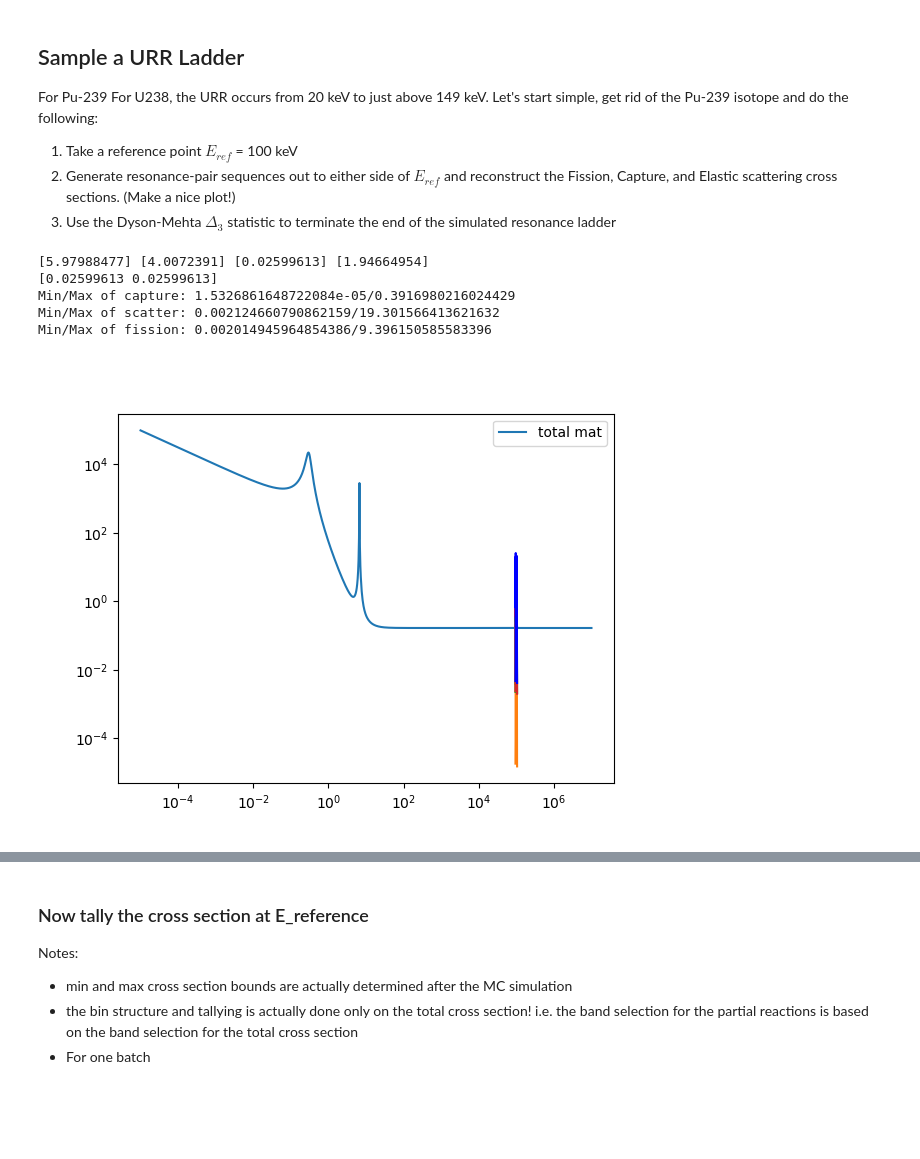
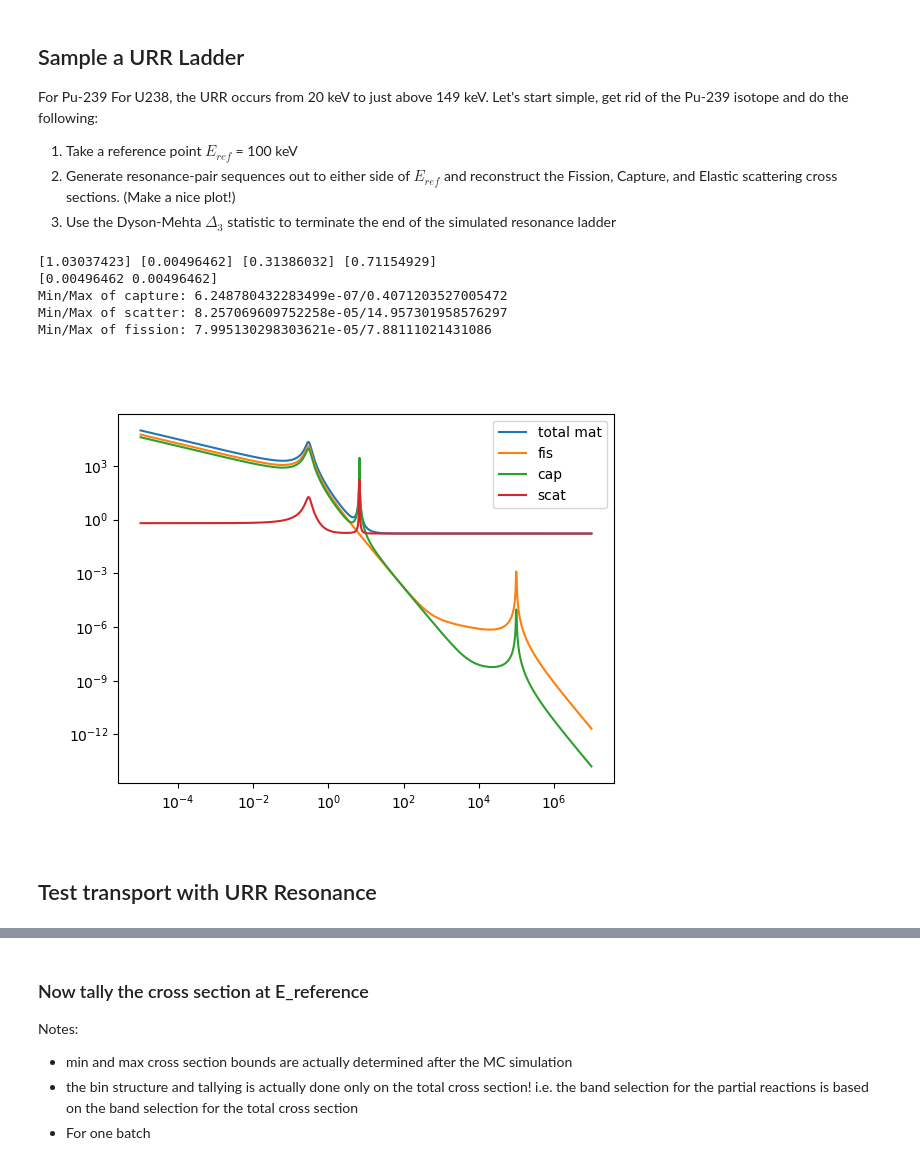
Before and after one commit to Naww137/neutron_transport, a Jupyter notebook: IncludeURR.ipynb, the cells around one changed output, grey strips where cells are left out. Cells and saved outputs as stored; diff of their text form; code cells hidden in the pictures; blank space fills up the shorter version.

```diff
--- a/IncludeURR.ipynb
+++ b/IncludeURR.ipynb
@@ -26,10 +26,10 @@ Plot and print out values
 Incorrect statement:
 "Since the value of ν is 0 for the capture isotope, the total fission cross section is given only by the fission isotope."
 # %%
-resonance_ladder_pu9 = pd.DataFrame({'E'    :   [2.956242e-1, 2.5e3, 3e3],
-                                'Gn'    :   [7.947046e-5, 7.947046e-5, 7.947046e-5],
-                                'Gg'    :   [3.982423e-2, 3.982423e-2, 3.982423e-2],
-                                'Gf'    :   [5.619673e-2, 5.619673e-2, 5.619673e-2]})
+resonance_ladder_pu9 = pd.DataFrame({'E'    :   [2.956242e-1], #, 2.5e3, 3e3],
+                                'Gn'    :   [7.947046e-5], #, 7.947046e-5, 7.947046e-5],
+                                'Gg'    :   [3.982423e-2], #, 3.982423e-2, 3.982423e-2],
+                                'Gf'    :   [5.619673e-2]}) #, 5.619673e-2, 5.619673e-2]})
 
 pair_constants_pu9 = {
 'ac':0,             # 1e-12cm
@@ -37,10 +37,10 @@ pair_constants_pu9 = {
 'gj':3/4,
 }
 
-resonance_ladder_u8 = pd.DataFrame({'E'    :    [6.674280, 2.5e3, 3e3],
-                                    'Gn'    :   [1.492300e-3, 1.492300e0, 1.492300e0],
-                                    'Gg'    :   [2.271100e-2, 2.271100e0, 2.271100e0],
-                                    'Gf'    :   [9.880000e-9, 9.880000e-9, 9.880000e-9]})
+resonance_ladder_u8 = pd.DataFrame({'E'    :    [6.674280], # 2.5e3, 3e3],
+                                    'Gn'    :   [1.492300e-3], # 1.492300e0, 1.492300e0],
+                                    'Gg'    :   [2.271100e-2], # 2.271100e0, 2.271100e0],
+                                    'Gf'    :   [9.880000e-9]}) # 9.880000e-9, 9.880000e-9]})
 
 pair_constants_u8 = {
 'ac':0,   # 1e-12cm
@@ -61,8 +61,8 @@ mat = material_definitions.material([pu9,u8], constant_scattering=20*Nscat)
 # benchmark_e = np.array([0.00001, 0.01000, 0.29562, 6.67425, 100.000, 2.0e7])
 benchmark_e = np.array([2.25e3, 2.5e3, 2.75e3, 3e3, 3.25e3])
 # benchmark_e = np.array([6.67425])
-# energy = np.logspace(-5,7, 1000)
-energy = benchmark_e
+energy = np.logspace(-5,7, 1000)
+# energy = benchmark_e
 
 
 pu9_Sig_t, pu9_Sig_f, pu9_Sig_g, pu9_Sig_s = pu9.get_macro_cross_sections(energy)
@@ -177,49 +168,53 @@ def get_resonance_ladder(E_ref, resonance_pairs):
 def calculate_xs_history(energy_grid, E_ref, isotope):
     rxns = isotope.get_macro_cross_sections(energy_grid)
     u8_Sig_t, u8_Sig_f, u8_Sig_g, u8_Sig_s = [np.unique(each[energy_grid==E_ref]) for each in rxns]
-    # np.unique([energy_grid==E_ref])
-    return u8_Sig_t, u8_Sig_f, u8_Sig_g, u8_Sig_s
+    # np.unique([energy_grid==E_ref]) tot, cap, scat, fis
+    return u8_Sig_t, u8_Sig_g, u8_Sig_s, u8_Sig_f
 
 
 # for E ref in Ebins if I want to build a ptable for multiple energy bins
 E_ref = Ebins[0]
 # URR_energy = np.linspace(20e3, 149e3, 10000) # full URR range for U8
 URR_energy = np.concatenate( [np.linspace(95e3, E_ref, 5000), np.linspace(E_ref, 105e3, 5000)] )
 
 # sample history
-u8_URR_ladder = get_resonance_ladder(E_ref, 1000)
+u8_URR_ladder = get_resonance_ladder(E_ref, 100)
 u8_URR = material_definitions.isotope(pair_constants_u8, u8_URR_ladder, Nu8, 0)
 u8_Sig_t_Eref_hist, u8_Sig_f_Eref_hist, u8_Sig_g_Eref_hist, u8_Sig_s_Eref_hist = calculate_xs_history(URR_energy, E_ref, u8_URR)
 print(u8_Sig_t_Eref_hist, u8_Sig_f_Eref_hist, u8_Sig_g_Eref_hist, u8_Sig_s_Eref_hist)
 
 
 # reconstruct U8 and material cross section for plotting
 u8_URR = material_definitions.isotope(pair_constants_u8, u8_URR_ladder, Nu8, 0)
 u8_Sig_t, u8_Sig_f, u8_Sig_g, u8_Sig_s = u8_URR.get_macro_cross_sections(URR_energy)
-mat = material_definitions.material([pu9,u8, u8_URR], constant_scattering=20*Nscat)
-m_Sig_t, m_Sig_f, m_Sig_g, m_Sig_s = mat.get_macro_cross_sections(energy)
+mat_wURR = material_definitions.material([pu9,u8, u8_URR], constant_scattering=20*Nscat)
+m_Sig_t, m_Sig_f, m_Sig_g, m_Sig_s = mat_wURR.get_macro_cross_sections(energy)
 
 figure()
 plot(energy, m_Sig_t, label='total mat')
-# plot(energy, m_Sig_f, label='total')
+plot(energy, m_Sig_f, label='fis')
+plot(energy, m_Sig_g, label='cap')
+plot(energy, m_Sig_s, label='scat')
 
-plot(URR_energy, u8_Sig_g)
-plot(URR_energy, u8_Sig_s)
-plot(URR_energy, u8_Sig_f)
-plot(URR_energy, u8_Sig_t, 'b')
+# plot(URR_energy, u8_Sig_g)
+# plot(URR_energy, u8_Sig_s)
+# plot(URR_energy, u8_Sig_f)
+# plot(URR_energy, u8_Sig_t, 'b')
 xscale('log')
 yscale('log')
 legend()
 
 # len(URR_energy[u8_Sig_t<u8_Sig_f])
 print(u8_Sig_g[URR_energy==E_ref])
 print(f'Min/Max of capture: {min(u8_Sig_g)}/{max(u8_Sig_g)}')
 print(f'Min/Max of scatter: {min(u8_Sig_s)}/{max(u8_Sig_s)}')
 print(f'Min/Max of fission: {min(u8_Sig_f)}/{max(u8_Sig_f)}')
 # %% [output]
-[5.97988477] [4.0072391] [0.02599613] [1.94664954]
-[0.02599613 0.02599613]
-Min/Max of capture: 1.5326861648722084e-05/0.3916980216024429
-Min/Max of scatter: 0.002124660790862159/19.301566413621632
-Min/Max of fission: 0.002014945964854386/9.396150585583396
+[1.03037423] [0.00496462] [0.31386032] [0.71154929]
+[0.00496462 0.00496462]
+Min/Max of capture: 6.248780432283499e-07/0.4071203527005472
+Min/Max of scatter: 8.257069609752258e-05/14.957301958576297
+Min/Max of fission: 7.995130298303621e-05/7.88111021431086
-[figure, old version]
+[figure, new version]
+# %% [markdown]
+## Test transport with URR Resonance
```
Also changed, not shown: parts of 13 cells of this notebook, 2 other files.
